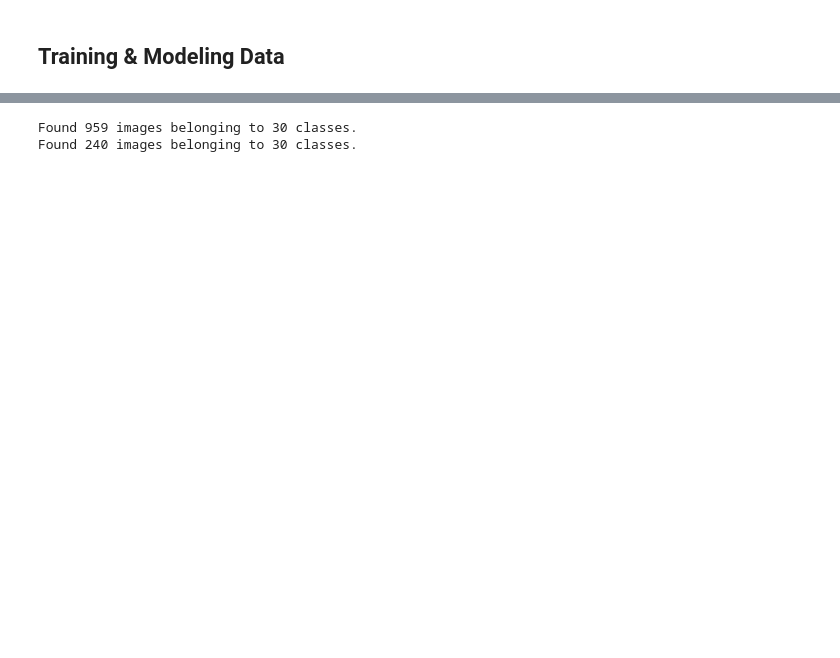
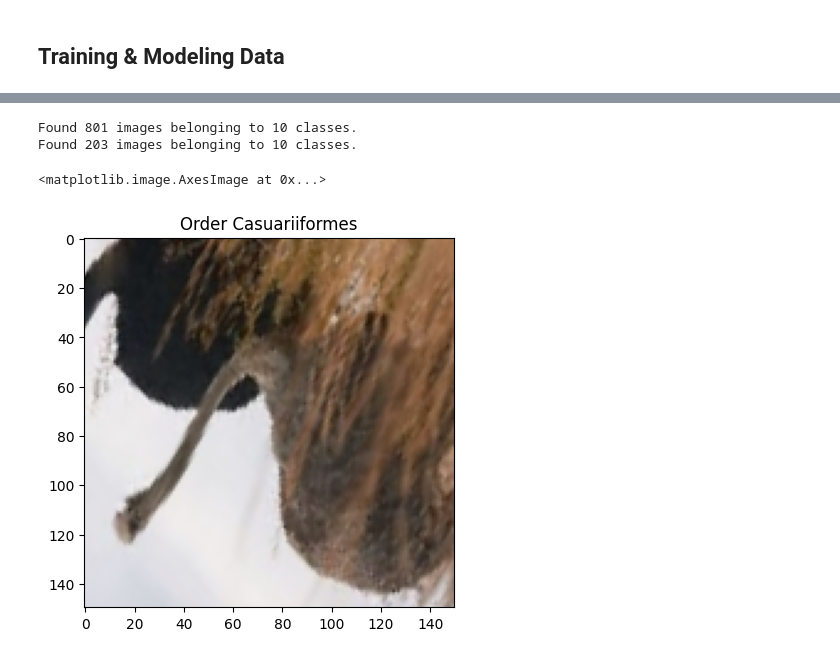
Before and after one commit to denissaputri/KB_2_B2, a Jupyter notebook: KB_2_B2.ipynb, the cells around one changed output, grey strips where cells are left out. Drawn from its saved outputs; the diff is of its cells as text; code cells hidden in the pictures; blank space fills up the shorter version.

```diff
--- a/KB_2_B2.ipynb
+++ b/KB_2_B2.ipynb
@@ -266,14 +214,16 @@ for type in files_name.keys():
 # %%
 # melakukan training dan validasi data generator dengan ImageDataGenerator
 
-train_generator = ImageDataGenerator(rescale=1/255,
+train_generator = ImageDataGenerator(
+                               rescale=1/255,
                                horizontal_flip=True,
                                vertical_flip=True,
                                rotation_range=60,
                                zoom_range=0.5,
                                fill_mode='nearest')
 
-val_generator = ImageDataGenerator(rescale=1/255,
+val_generator = ImageDataGenerator(
+                               rescale=1/255,
                                horizontal_flip=True,
                                vertical_flip=True,
                                rotation_range=60,
@@ -282,15 +232,15 @@ val_generator = ImageDataGenerator(rescale=1/255,
 # %%
 # melakukan training data generator dengan folder training dan validasi data dengan folder testing
 
-train_data = train_generator.flow_from_directory('D:\KB\PA_KB\KB_2_B2-master\dataset\data gambar fix\data_training',
+train_data = train_generator.flow_from_directory('D:\KB_B2\dataset\gambar fix\data_training',
                                              target_size=(150, 150),
-                                             batch_size=30,
+                                             batch_size=64,
                                              class_mode='categorical')
 
-val_data = val_generator.flow_from_directory('D:\KB\PA_KB\KB_2_B2-master\dataset\data gambar fix\data_testing',
+val_data = val_generator.flow_from_directory('D:\KB_B2\dataset\gambar fix\data_testing',
                                              target_size=(150, 150),
-                                             batch_size=30,
+                                             batch_size=64,
                                              class_mode='categorical')
 # %% [output]
-Found 959 images belonging to 30 classes.
-Found 240 images belonging to 30 classes.
+Found 801 images belonging to 10 classes.
+Found 203 images belonging to 10 classes.
@@ -310,0 +247,24 @@ model_data = tf.keras.Sequential([
+# %%
+image, label = train_data.next()
+# %%
+labels_data=[
+     'Order Anseriformes',
+     'Order Apodiformes',
+     'Order Caprimulgiformes',
+     'Order Casuariiformes',
+     'Order Ciconiiformes',
+     'Order Columbiformes',
+     'Order Gruiformes',
+     'Order Psittaciformes',
+     'Order Pteroclidiformes',
+     'Order Trogoniformes',
+
+]
+# %%
+#menampilkan dataset gambar
+
+plt.title(labels_data[tf.argmax(label[0])])
+plt.imshow(image[0])
+# %% [output]
+<matplotlib.image.AxesImage at 0x...>
+[figure, added]
```
Also changed, not shown: parts of 42 cells of this notebook.
